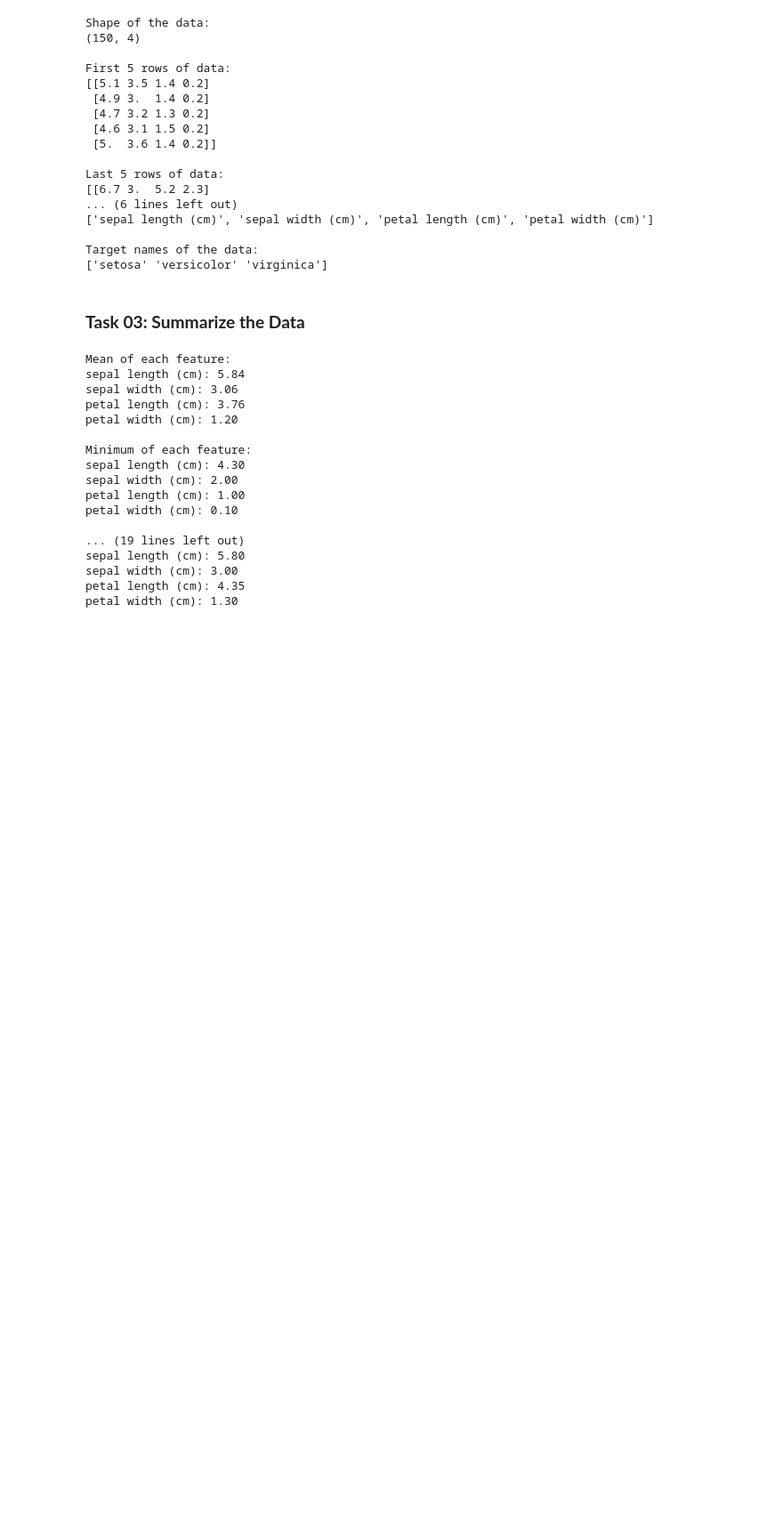
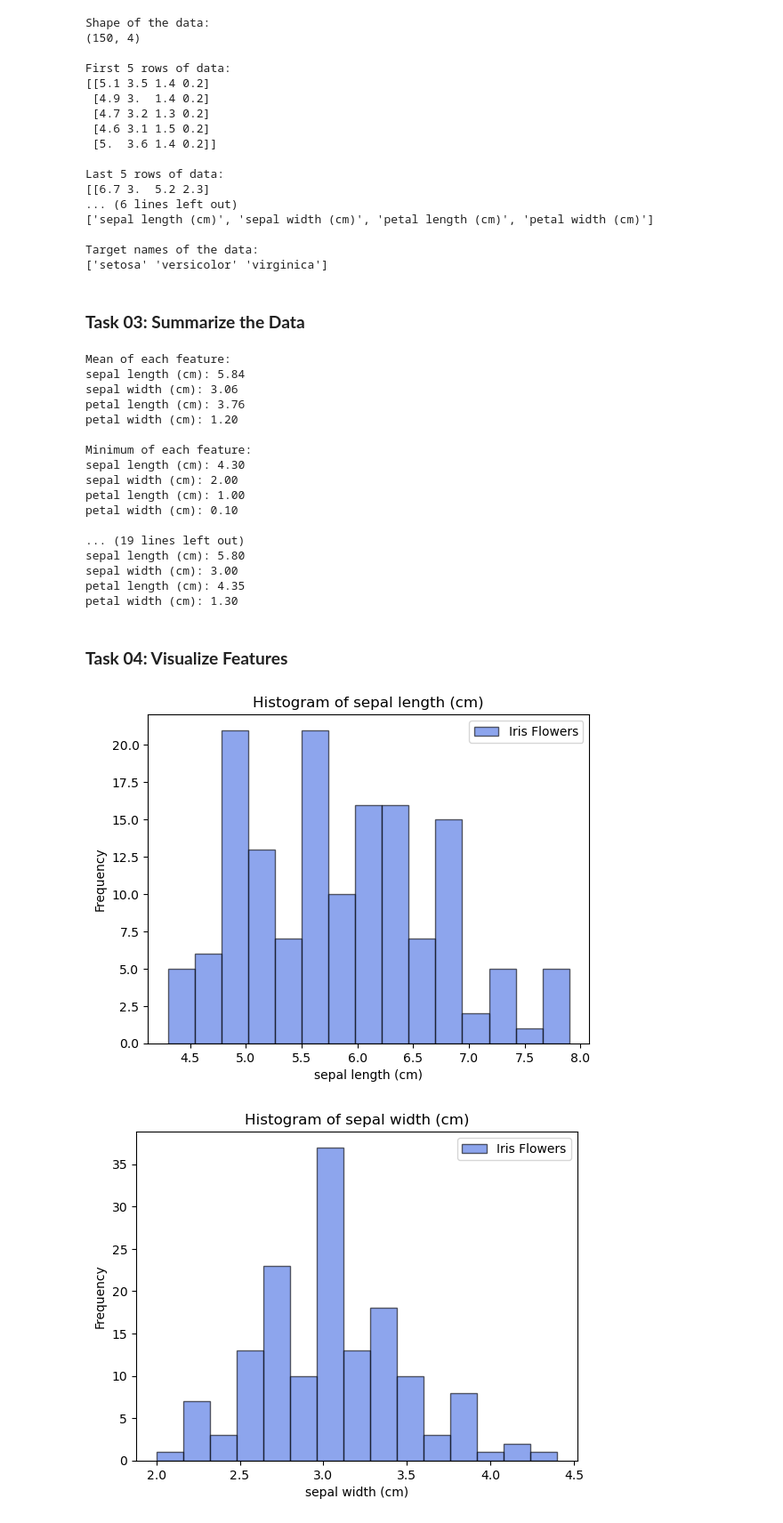
Before and after one commit to chavvy/pda-atu, a Jupyter notebook: tasks.ipynb, the cells around one changed output. Shown: that part at 89% size. Cells and saved outputs as stored; diff of their text form; code cells hidden in the pictures; blank space fills up the shorter version.

Commit message:
task 04 submission

```diff
--- a/tasks.ipynb
+++ b/tasks.ipynb
@@ -175,3 +176,28 @@ sepal length (cm): 5.80
 sepal width (cm): 3.00
 petal length (cm): 4.35
 petal width (cm): 1.30
+# %% [markdown]
+### **Task 04: Visualize Features**
+# %%
+#plotting a histogram for each feature in the data
+import matplotlib.pyplot as plt
+
+h_features = iris_data['data']
+h_features_names = iris_data['feature_names']
+
+#making a loop to go through each column
+for r in range(h_features.shape[1]):
+    #plotting the histogram
+    plt.hist(h_features[:, r], bins=15, alpha=0.6, color= "royalblue", edgecolor = "black", label = "Iris Flowers")
+
+    #labels, titles, and legend
+    plt.title(f"Histogram of {h_features_names[r]}")
+    plt.xlabel(h_features_names[r])
+    plt.ylabel("Frequency")
+    plt.legend()
+
+    #displaying the plot
+    plt.show()
+# %% [output]
+[figure, added]
+[figure, added]
```
Also changed, not shown: parts of 2 cells of this notebook.
